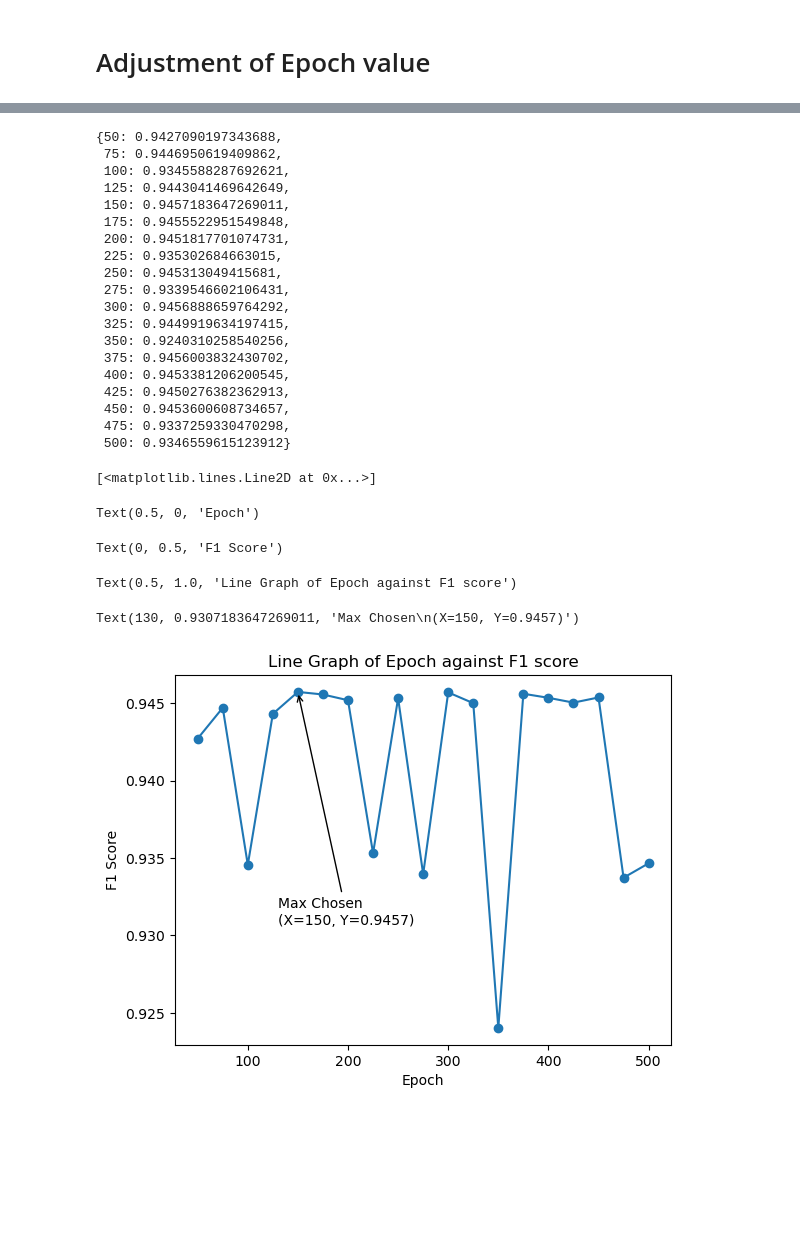
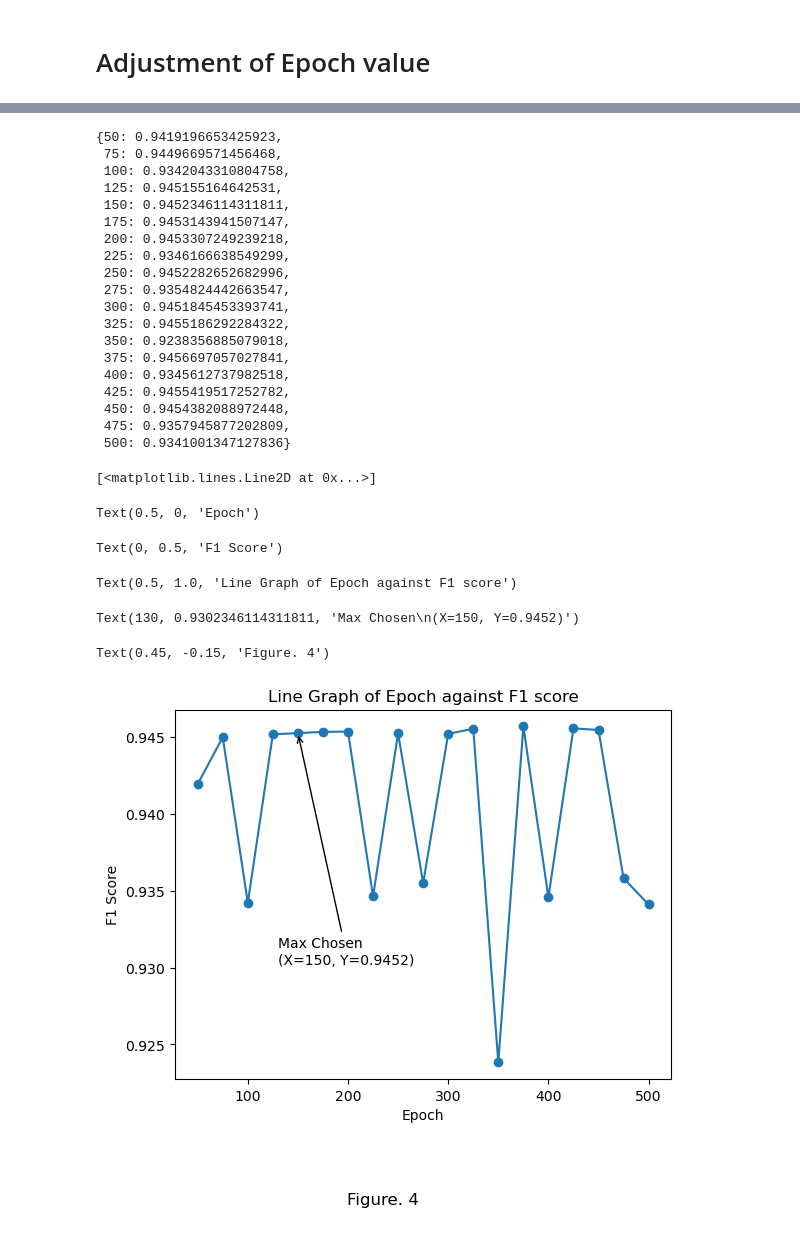
Before and after one commit to calebang/DSA312, a Jupyter notebook: Project_Part2/Neural_Network.ipynb, the cells around one changed output, grey strips where cells are left out. Saved outputs shown, nothing was run; the diff lists cells and outputs as text; code cells hidden in the pictures; blank space fills up the shorter version.

```diff
--- a/Project_Part2/Neural_Network.ipynb
+++ b/Project_Part2/Neural_Network.ipynb
@@ -264,7 +376,7 @@ Text(0.5, 1.0, 'Training and Validation Loss over Epochs')
 # %%
-# Using StratifiedKFold cross validation
-from sklearn.model_selection import StratifiedKFold
+# Using Kfold cross validation
 import numpy as np
+from sklearn.model_selection import GridSearchCV, KFold, train_test_split
 from tensorflow.keras.models import clone_model
 from sklearn.metrics import f1_score
 
@@ -288,11 +400,11 @@ final_model = tf.keras.Sequential([
 
 
 # Assume X, y are your input data and labels, and final_model is your tuned Keras model
-strat_kfold = StratifiedKFold(n_splits=5, shuffle=True, random_state=888)
+kf = KFold(n_splits=5, shuffle=True, random_state=888)
 
 for epoch in epoch_list:
     f1_scores = []
-    for train_idx, val_idx in strat_kfold.split(X, y):
+    for train_idx, val_idx in kf.split(X, y):
         # Split data for this fold
         X_train, X_val = X[train_idx], X[val_idx]
         y_train, y_val = y[train_idx], y[val_idx]
@@ -336,49 +448,50 @@ StandardScaler()
 ... (188 outputs left out)
 # %%
-results # Epoch 200 is the ideal
+results # Epoch 150 is the ideal value
 
 # Plotting the data as a line graph
 x_values = list(results.keys())
 y_values = list(results.values())
 # Coordinates for annotation
 x_annotation = 150
 y_annotation = results[x_annotation]
 
 plt.plot(x_values, y_values, marker='o', linestyle='-')
 plt.xlabel('Epoch')
 plt.ylabel('F1 Score')
 plt.title('Line Graph of Epoch against F1 score')
 plt.annotate(f'Max Chosen\n(X=150, Y={y_annotation:.4f})',
              xy=(x_annotation, y_annotation), xytext=(x_annotation-20, y_annotation-0.015),
              arrowprops=dict(facecolor='black', arrowstyle='->'))
-
+plt.figtext(0.45, -0.15, "Figure. 4", ha="center", fontsize=12)
 plt.show()
 # %% [output]
-{50: 0.9427090197343688,
- 75: 0.9446950619409862,
- 100: 0.9345588287692621,
- 125: 0.9443041469642649,
- 150: 0.9457183647269011,
- 175: 0.9455522951549848,
- 200: 0.9451817701074731,
- 225: 0.935302684663015,
- 250: 0.945313049415681,
- 275: 0.9339546602106431,
- 300: 0.9456888659764292,
- 325: 0.9449919634197415,
- 350: 0.9240310258540256,
- 375: 0.9456003832430702,
- 400: 0.9453381206200545,
- 425: 0.9450276382362913,
- 450: 0.9453600608734657,
- 475: 0.9337259330470298,
- 500: 0.9346559615123912}
+{50: 0.9419196653425923,
+ 75: 0.9449669571456468,
+ 100: 0.9342043310804758,
+ 125: 0.945155164642531,
+ 150: 0.9452346114311811,
+ 175: 0.9453143941507147,
+ 200: 0.9453307249239218,
+ 225: 0.9346166638549299,
+ 250: 0.9452282652682996,
+ 275: 0.9354824442663547,
+ 300: 0.9451845453393741,
+ 325: 0.9455186292284322,
+ 350: 0.9238356885079018,
+ 375: 0.9456697057027841,
+ 400: 0.9345612737982518,
+ 425: 0.9455419517252782,
+ 450: 0.9454382088972448,
+ 475: 0.9357945877202809,
+ 500: 0.9341001347127836}
 [<matplotlib.lines.Line2D at 0x...>]
 Text(0.5, 0, 'Epoch')
 Text(0, 0.5, 'F1 Score')
 Text(0.5, 1.0, 'Line Graph of Epoch against F1 score')
-Text(130, 0.9307183647269011, 'Max Chosen\n(X=150, Y=0.9457)')
+Text(130, 0.9302346114311811, 'Max Chosen\n(X=150, Y=0.9452)')
+Text(0.45, -0.15, 'Figure. 4')
-[figure, old version]
+[figure, new version]
 # %%
 # Set seeds for reproducibility
 random.seed(888)
```
Also changed, not shown: parts of 6 cells of this notebook, 2 other files.
